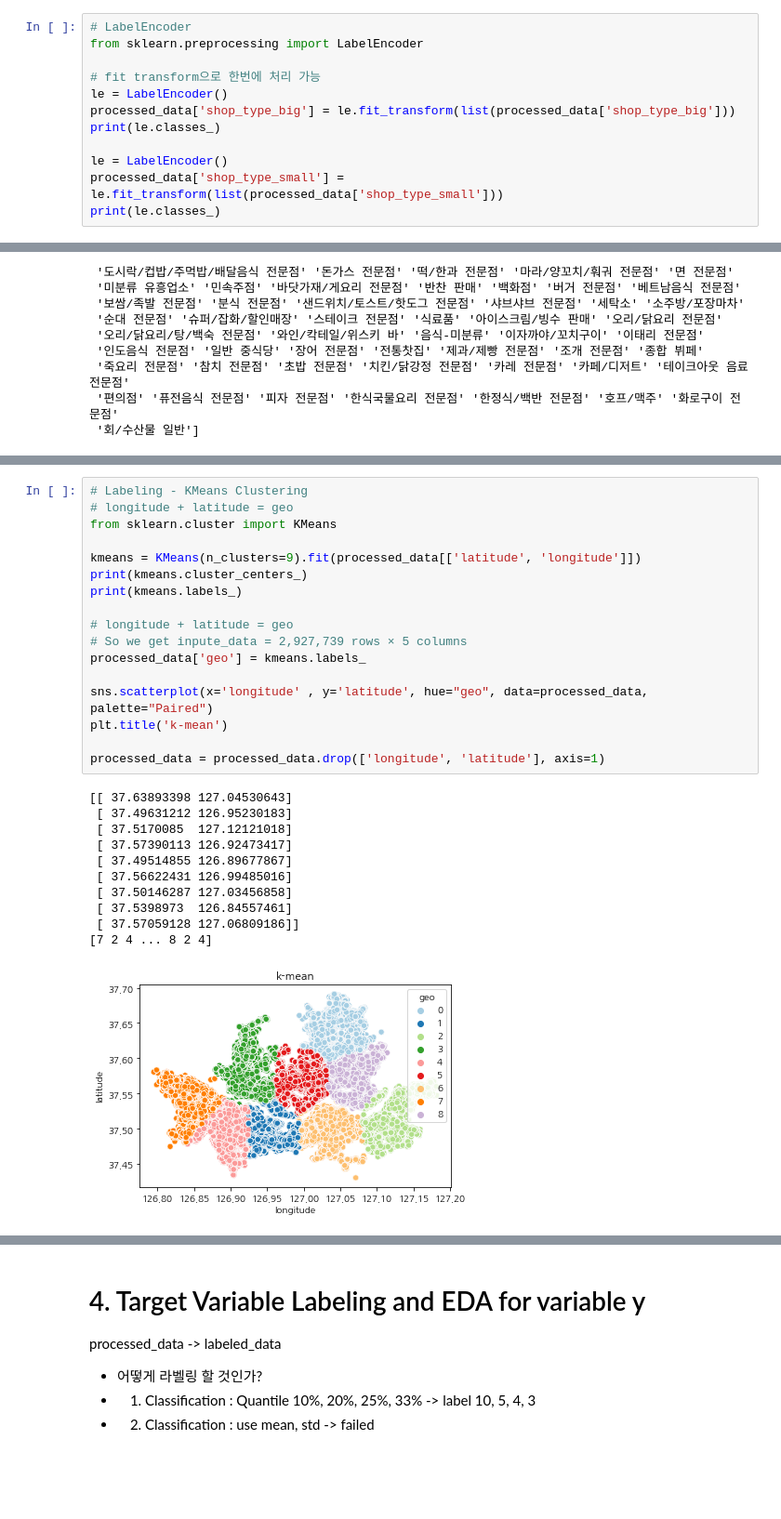
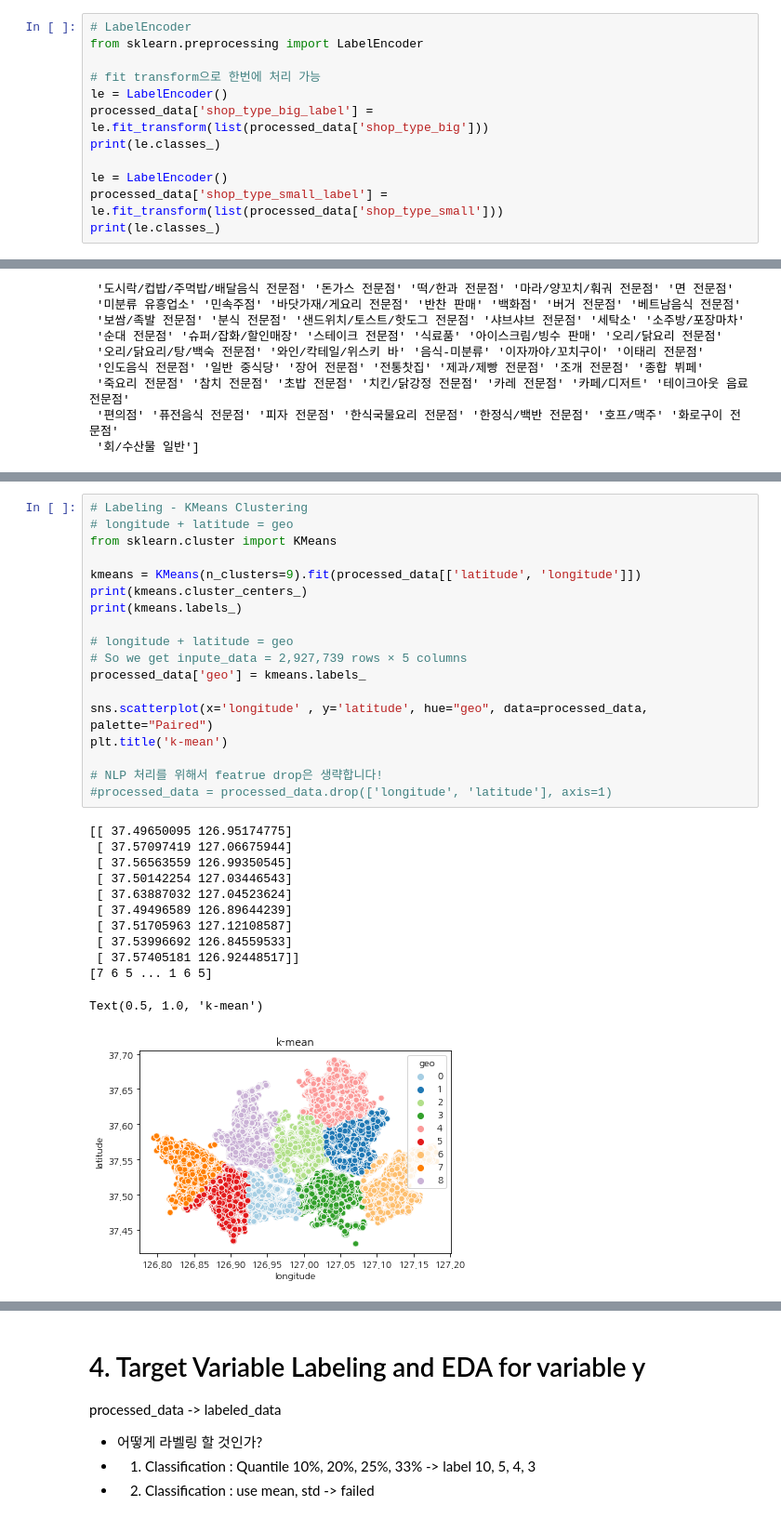
Before and after one commit to iDolphin99/Commerical_data_analysis, a Jupyter notebook: dolphin/baseline_classification_big_NLP.ipynb, the cells around one changed output, grey strips where cells are left out. Shown at 93% size. Drawn from its saved outputs; the diff is of its cells as text; blank space fills up the shorter version.

```diff
--- a/dolphin/baseline_classification_big_NLP.ipynb
+++ b/dolphin/baseline_classification_big_NLP.ipynb
@@ -140,11 +141,11 @@ from sklearn.preprocessing import LabelEncoder
 
 # fit transform으로 한번에 처리 가능
 le = LabelEncoder()
-processed_data['shop_type_big'] = le.fit_transform(list(processed_data['shop_type_big']))
+processed_data['shop_type_big_label'] = le.fit_transform(list(processed_data['shop_type_big']))
 print(le.classes_)
 
 le = LabelEncoder()
-processed_data['shop_type_small'] = le.fit_transform(list(processed_data['shop_type_small']))
+processed_data['shop_type_small_label'] = le.fit_transform(list(processed_data['shop_type_small']))
 print(le.classes_)
 # %% [output]
 ['다방/커피숍/카페' '별식/퓨전요리' '분식' '뷔페' '생활서비스' '소매' '수산물' '양식' '유흥주점' '음식-미분류'
@@ -163,32 +201,34 @@ print(le.classes_)
 # %%
 # Labeling - KMeans Clustering
 # longitude + latitude = geo
 from sklearn.cluster import KMeans
 
 kmeans = KMeans(n_clusters=9).fit(processed_data[['latitude', 'longitude']])
 print(kmeans.cluster_centers_)
 print(kmeans.labels_)
 
 # longitude + latitude = geo
 # So we get inpute_data = 2,927,739 rows × 5 columns
 processed_data['geo'] = kmeans.labels_
 
 sns.scatterplot(x='longitude' , y='latitude', hue="geo", data=processed_data, palette="Paired")
 plt.title('k-mean')
 
-processed_data = processed_data.drop(['longitude', 'latitude'], axis=1)
+# NLP 처리를 위해서 featrue drop은 생략합니다!
+#processed_data = processed_data.drop(['longitude', 'latitude'], axis=1)
 # %% [output]
-[[ 37.63893398 127.04530643]
- [ 37.49631212 126.95230183]
- [ 37.5170085  127.12121018]
- [ 37.57390113 126.92473417]
- [ 37.49514855 126.89677867]
- [ 37.56622431 126.99485016]
- [ 37.50146287 127.03456858]
- [ 37.5398973  126.84557461]
- [ 37.57059128 127.06809186]]
-[7 2 4 ... 8 2 4]
+[[ 37.49650095 126.95174775]
+ [ 37.57097419 127.06675944]
+ [ 37.56563559 126.99350545]
+ [ 37.50142254 127.03446543]
+ [ 37.63887032 127.04523624]
+ [ 37.49496589 126.89644239]
+ [ 37.51705963 127.12108587]
+ [ 37.53996692 126.84559533]
+ [ 37.57405181 126.92448517]]
+[7 6 5 ... 1 6 5]
+Text(0.5, 1.0, 'k-mean')
-[figure, old version]
+[figure, new version]
 # %%
 # average_sale_price -> skewed feature
 # log정규화
```
Also changed, not shown: parts of 20 cells of this notebook.
